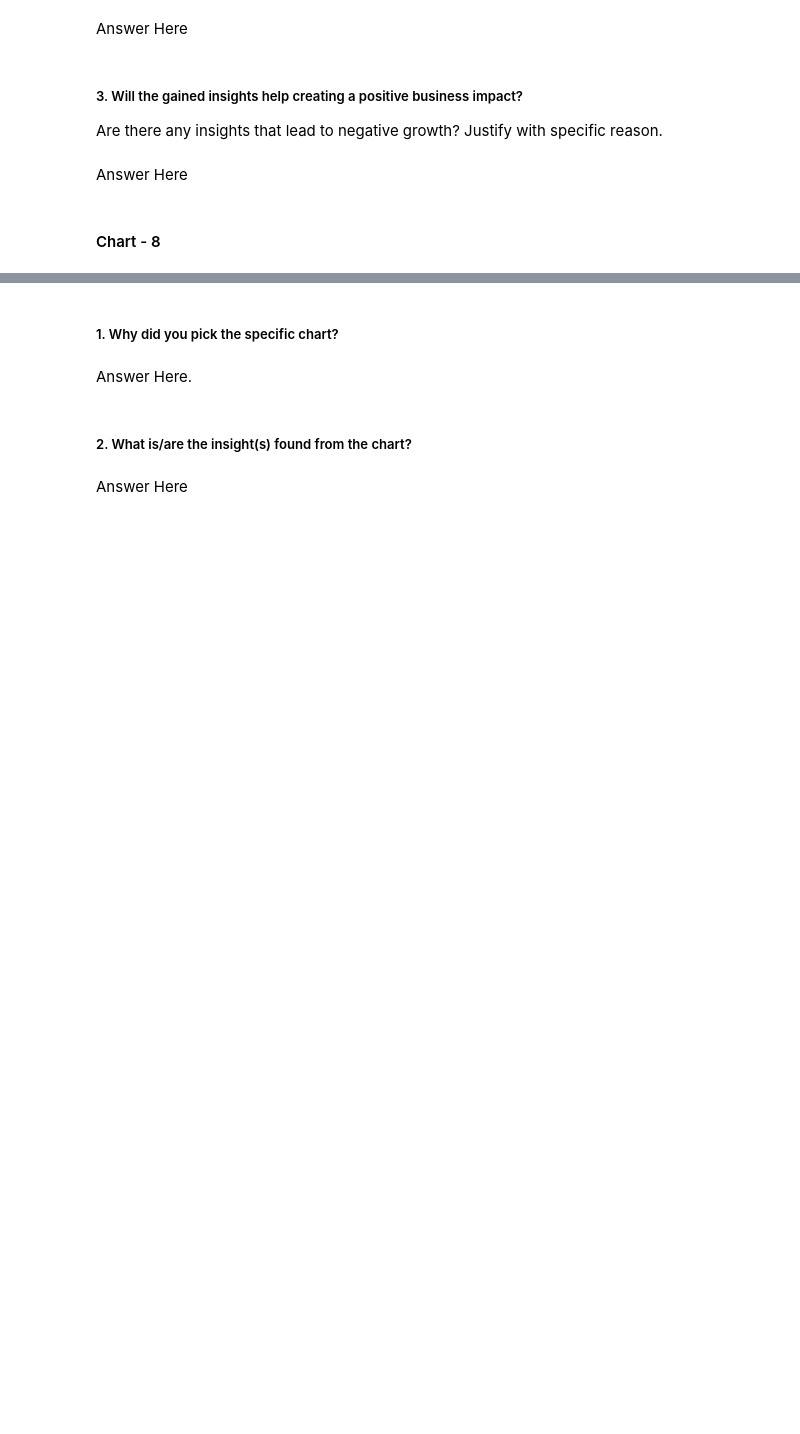
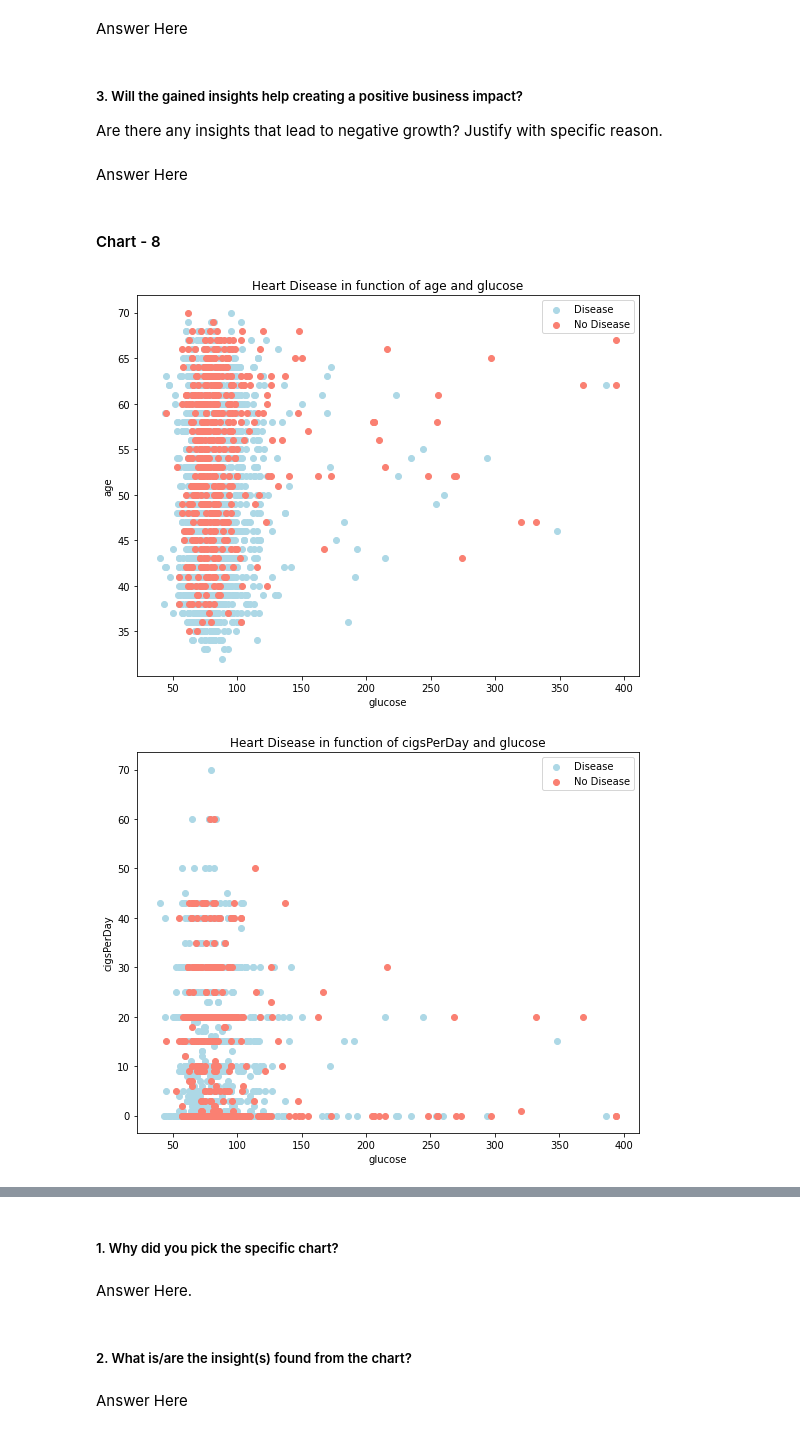
Before and after one commit to Mihirgupta2001/Classification-Capstone-Project, a Jupyter notebook: Classification_Capstone_Project.ipynb, the cells around one changed output, grey strips where cells are left out. Saved outputs shown, nothing was run; the diff lists cells and outputs as text; code cells hidden in the pictures; blank space fills up the shorter version.

```diff
--- a/Classification_Capstone_Project.ipynb
+++ b/Classification_Capstone_Project.ipynb
@@ -593,3 +621,26 @@ Are there any insights that lead to negative growth? Justify with specific reaso
 Answer Here
 # %% [markdown]
 #### Chart - 8
+# %%
+df.head()
+# Chart - 5 visualization code
+for col in continous_features:
+  plt.figure(figsize=(9, 7))
+  features = df[col]
+  # Scatter with negative examples
+  plt.scatter(df.glucose[df.TenYearCHD==0],
+              features[df.TenYearCHD==0],
+              c='lightblue')
+  # Scatter with postivie examples
+  plt.scatter(df.glucose[df.TenYearCHD==1],
+              features[df.TenYearCHD==1],
+              c='salmon')
+
+  # Add some helpful info
+  plt.title(f"Heart Disease in function of {col} and glucose")
+  plt.xlabel("glucose")
+  plt.ylabel(col)
+  plt.legend(["Disease", "No Disease"]);
+# %% [output]
+[figure, added]
+[figure, added]
```
Also changed, not shown: parts of 9 cells of this notebook.
